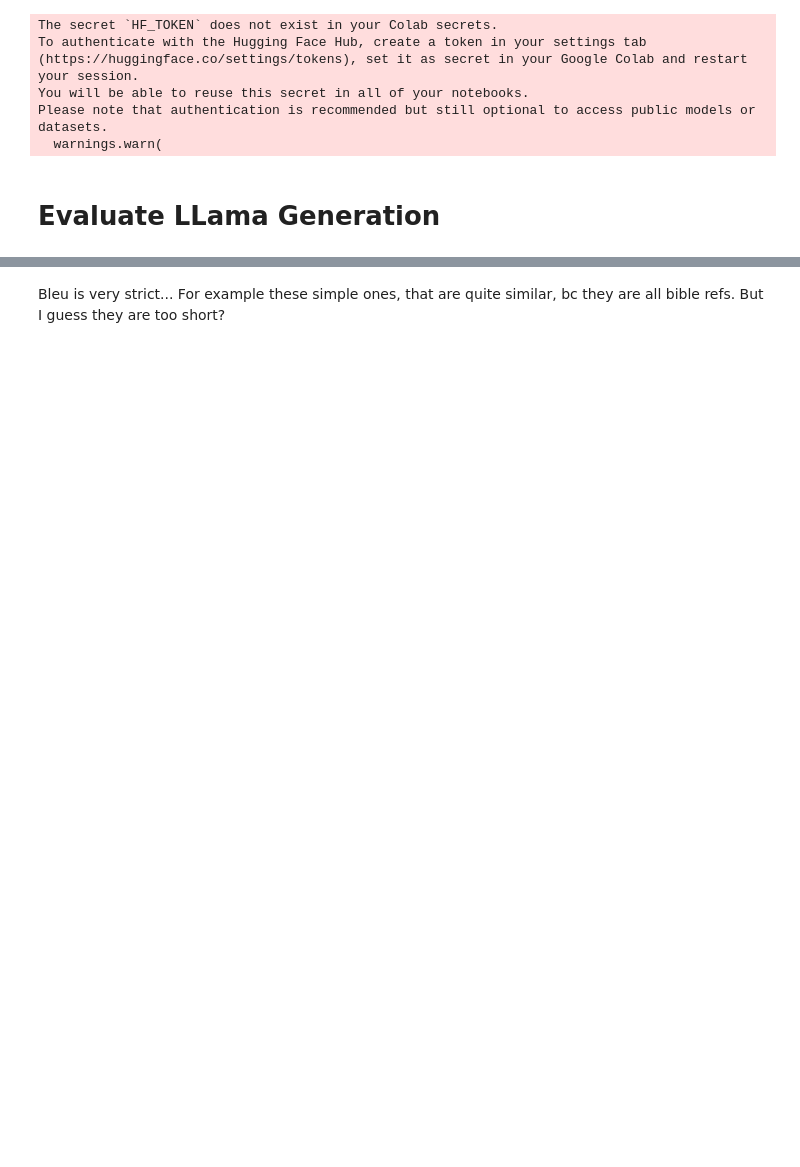
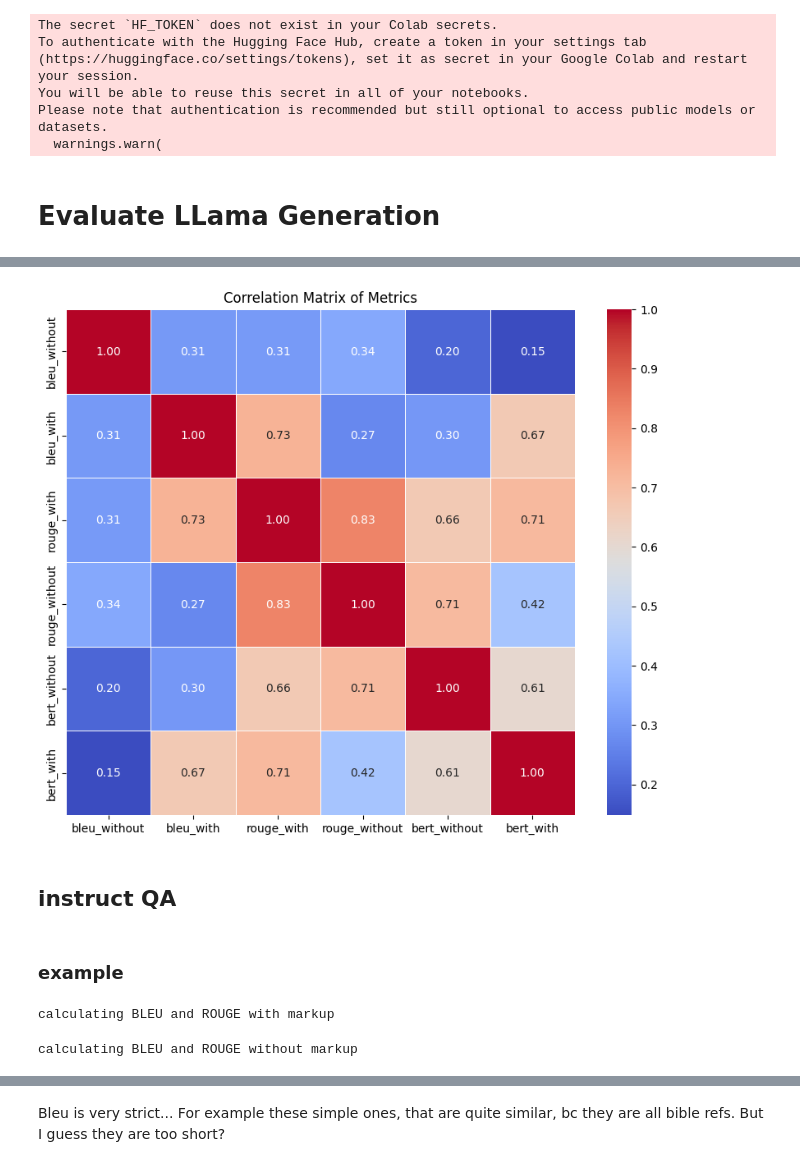
Before and after one commit to Boffl/BullingerDigitalLMFootnotes, a Jupyter notebook: evaluate/evaluate.ipynb, the cells around one changed output, grey strips where cells are left out. Cells and saved outputs as stored; diff of their text form; code cells hidden in the pictures; blank space fills up the shorter version.

```diff
--- a/evaluate/evaluate.ipynb
+++ b/evaluate/evaluate.ipynb
@@ -214,0 +167,6 @@ multi_list_bleu([[ref]], [[pred]])
+# %%
+df_filename = f"{model_name_map[MODEL_NAME]}_{PROMPT}_{SPLIT}.csv"
+generated_footnotes_df = pd.read_csv(f"../../data/model_responses/llama/{df_filename}")
+eval_df_filename = f"evaluation-{model_name_map[MODEL_NAME]}_{PROMPT}_{SPLIT}.csv"
+merged_df = get_merged_df(human_footnotes_df, generated_footnotes_df, eval_df_filename)
+evaluator = genEvaluator(merged_df)
@@ -214,0 +204,22 @@ multi_list_bleu([[ref]], [[pred]])
+# %%
+import seaborn as sns
+import matplotlib.pyplot as plt
+import numpy as np
+
+# Calculate the correlation matrix
+correlation_matrix = merged_df[['bleu_without', 'rouge_without', 'bert_without', "bert_with", "bleu_with", "rouge_with"]].corr()
+
+# Create a mask for the upper triangle
+mask = np.triu(np.ones_like(correlation_matrix, dtype=bool), k=1)
+
+# Display the correlation matrix as a heatmap
+plt.figure(figsize=(10, 8))  # Adjust figure size as needed
+sns.heatmap(correlation_matrix, annot=True, cmap='coolwarm', fmt=".2f", linewidths=.5)
+plt.title('Correlation Matrix of Metrics')
+plt.show()
+# %% [output]
+[figure, added]
+# %% [markdown]
+## instruct QA
+# %% [markdown]
+### example
@@ -214,0 +236,8 @@ multi_list_bleu([[ref]], [[pred]])
+# %%
+# no GPU
+evaluator.compute_bleu_rouge()
+merged_df = evaluator.update_and_return_df()
+merged_df.to_csv(eval_df_filename, index=False)
+# %% [output]
+calculating BLEU and ROUGE with markup
+calculating BLEU and ROUGE without markup
```
Also changed, not shown: parts of 98 cells of this notebook, 12 other files.
